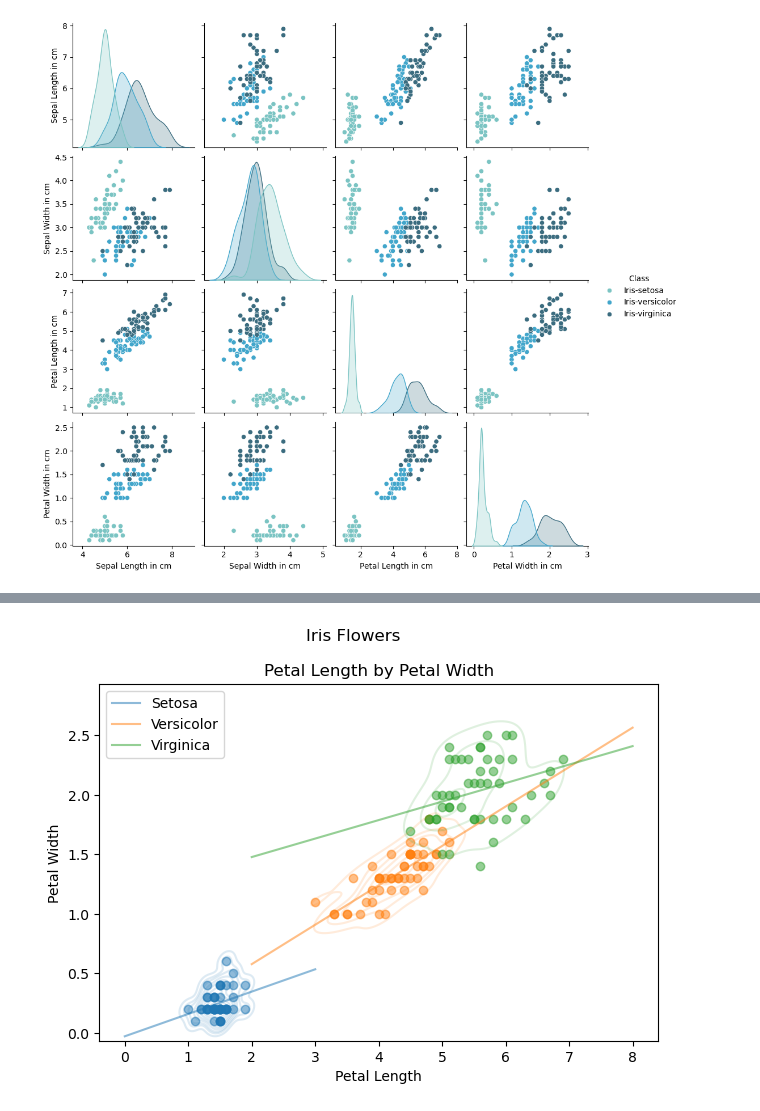
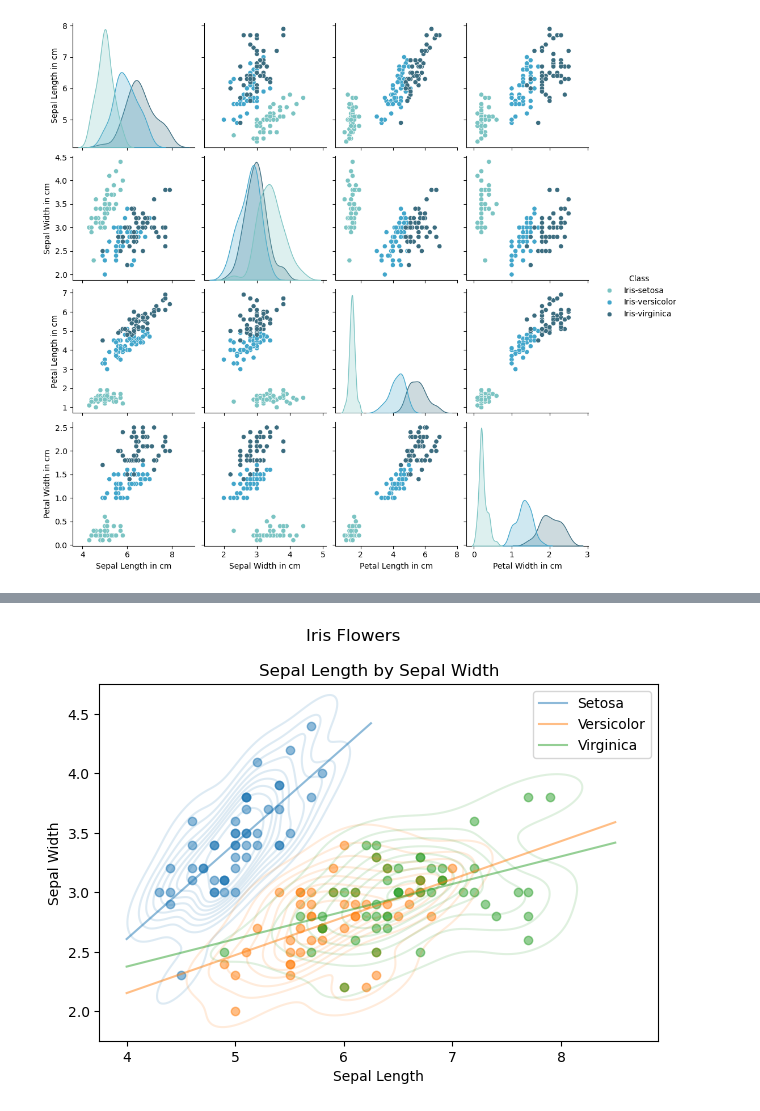
Before and after one commit to CeamanCollins/pands-project, a Jupyter notebook: analysis.ipynb, the cells around one changed output, grey strips where cells are left out. Drawn from its saved outputs; the diff is of its cells as text; code cells hidden in the pictures.

```diff
--- a/analysis.ipynb
+++ b/analysis.ipynb
@@ -770,43 +658,47 @@ In this section I fit lines of best fit to the data.
 # %%
 # Creating figure and axis
 
 fig, ax = plt.subplots(tight_layout=True)
 
 # Adding Seaborn kernel density plot
 
-sns.kdeplot(data=data, x='Petal Length in cm', y='Petal Width in cm', hue='Class', alpha=0.15)
+sns.kdeplot(data=data, x='Sepal Length in cm', y='Sepal Width in cm', hue='Class', alpha=0.15)
 
 # Setting title and axis labels
 
 fig.suptitle('Iris Flowers')
-ax.set_title('Petal Length by Petal Width')
-ax.set_xlabel('Petal Length')
-ax.set_ylabel('Petal Width')
+ax.set_title('Sepal Length by Sepal Width')
+ax.set_xlabel('Sepal Length')
+ax.set_ylabel('Sepal Width')
+
+# Setting y limits for a cleaner graph
+
+ax.set_ylim(1.75, 4.75)
 
 # Scatter plots
 
-ax.scatter(setosa_petal_length, setosa_petal_width, color='tab:blue', alpha=0.5, marker='o')
-ax.scatter(versicolor_petal_length, versicolor_petal_width, color='tab:orange', alpha=0.5, marker='o')
-ax.scatter(virginica_petal_length, virginica_petal_width, color='tab:green', alpha=0.5, marker='o')
+ax.scatter(setosa_sepal_length, setosa_sepal_width, color='tab:blue', alpha=0.5, marker='o')
+ax.scatter(versicolor_sepal_length, versicolor_sepal_width, color='tab:orange', alpha=0.5, marker='o')
+ax.scatter(virginica_sepal_length, virginica_sepal_width, color='tab:green', alpha=0.5, marker='o')
 
 # Getting line of best fit polynomial
 
-setosa_petal_length_petal_width_polynomial = np.polynomial.polynomial.Polynomial.fit(setosa_petal_length, setosa_petal_width, 1)
-versicolor_petal_length_petal_width_polynomial = np.polynomial.polynomial.Polynomial.fit(versicolor_petal_length, versicolor_petal_width, 1)
-virginica_petal_length_petal_width_polynomial = np.polynomial.polynomial.Polynomial.fit(virginica_petal_length, virginica_petal_width, 1)
+setosa_sepal_length_sepal_width_polynomial = np.polynomial.polynomial.Polynomial.fit(setosa_sepal_length, setosa_sepal_width, 1)
+versicolor_sepal_length_sepal_width_polynomial = np.polynomial.polynomial.Polynomial.fit(versicolor_sepal_length, versicolor_sepal_width, 1)
+virginica_sepal_length_sepal_width_polynomial = np.polynomial.polynomial.Polynomial.fit(virginica_sepal_length, virginica_sepal_width, 1)
 
 # Plotting line of best fit
 
-range_petal_length_petal_width = np.linspace(2, 8, 6)
-range_petal_length_petal_width_setosa = np.linspace(0, 3, 6)
+range_sepal_length_sepal_width = np.linspace(4, 8.5, 6)
+range_sepal_length_sepal_width_setosa = np.linspace(4, 6.25, 6)
 
-ax.plot(range_petal_length_petal_width_setosa,setosa_petal_length_petal_width_polynomial(range_petal_length_petal_width_setosa), label='Setosa', alpha=0.5)
-ax.plot(range_petal_length_petal_width,versicolor_petal_length_petal_width_polynomial(range_petal_length_petal_width), label='Versicolor', alpha=0.5)
-ax.plot(range_petal_length_petal_width,virginica_petal_length_petal_width_polynomial(range_petal_length_petal_width), label='Virginica', alpha=0.5)
+ax.plot(range_sepal_length_sepal_width_setosa,setosa_sepal_length_sepal_width_polynomial(range_sepal_length_sepal_width_setosa), label='Setosa', alpha=0.5)
+ax.plot(range_sepal_length_sepal_width,versicolor_sepal_length_sepal_width_polynomial(range_sepal_length_sepal_width), label='Versicolor', alpha=0.5)
+ax.plot(range_sepal_length_sepal_width,virginica_sepal_length_sepal_width_polynomial(range_sepal_length_sepal_width), label='Virginica', alpha=0.5)
 
 # Show legend and plot
 
 plt.legend()
 plt.show()
 # %% [output]
-[figure, old version]
+[figure, new version]
```
Also changed, not shown: parts of 50 cells of this notebook.
